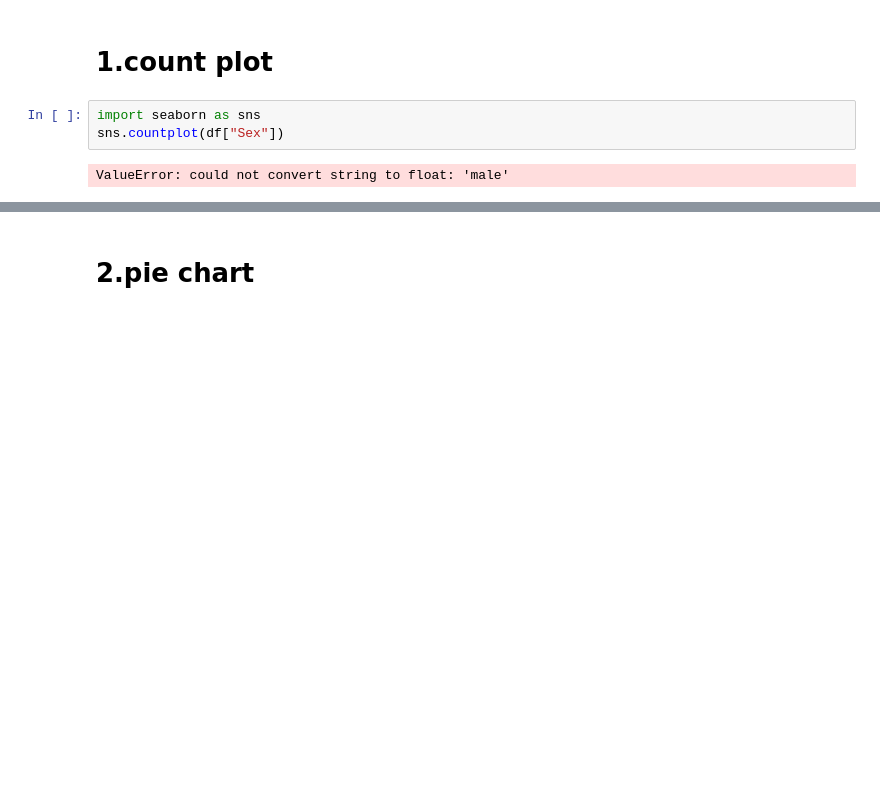
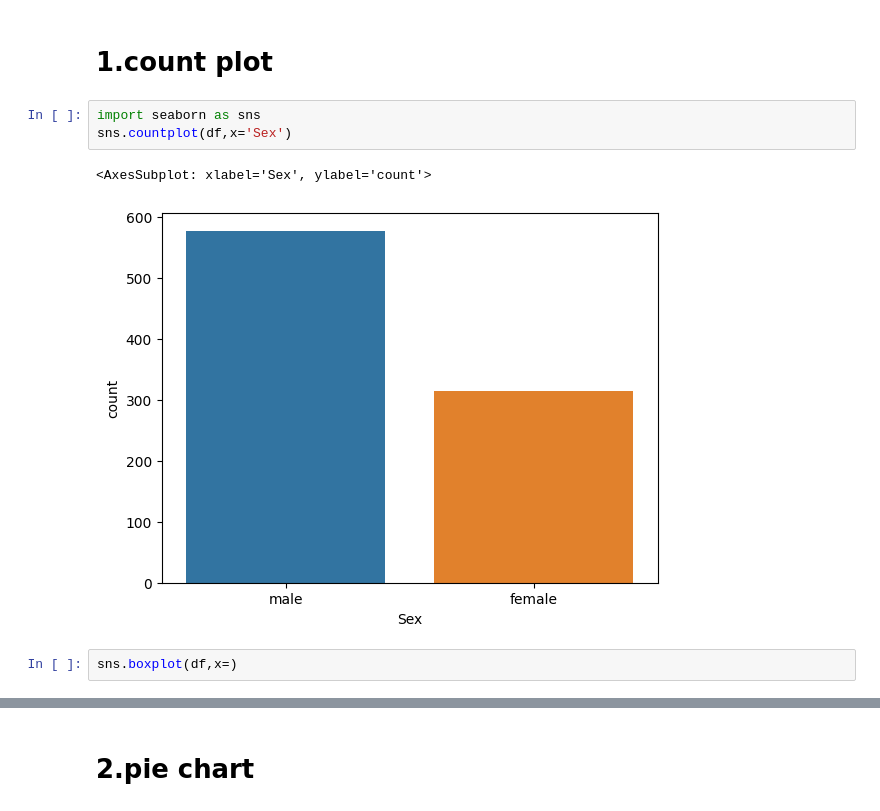
Before and after one commit to debasishnayak12/dailly-code--activitty, a Jupyter notebook: EDA.ipynb, the cells around one changed output, grey strips where cells are left out. Drawn from its saved outputs; the diff is of its cells as text; blank space fills up the shorter version.

```diff
--- a/EDA.ipynb
+++ b/EDA.ipynb
@@ -248,7 +248,10 @@ df[cat_feature]
 # 1.count plot
 # %%
 import seaborn as sns
-sns.countplot(df["Sex"])
+sns.countplot(df,x='Sex')
 # %% [output]
-ValueError: could not convert string to float: 'male'
+<AxesSubplot: xlabel='Sex', ylabel='count'>
+[figure, added]
+# %%
+sns.boxplot(df,x=)
 # %%
```
Also changed, not shown: parts of 2 cells of this notebook.
